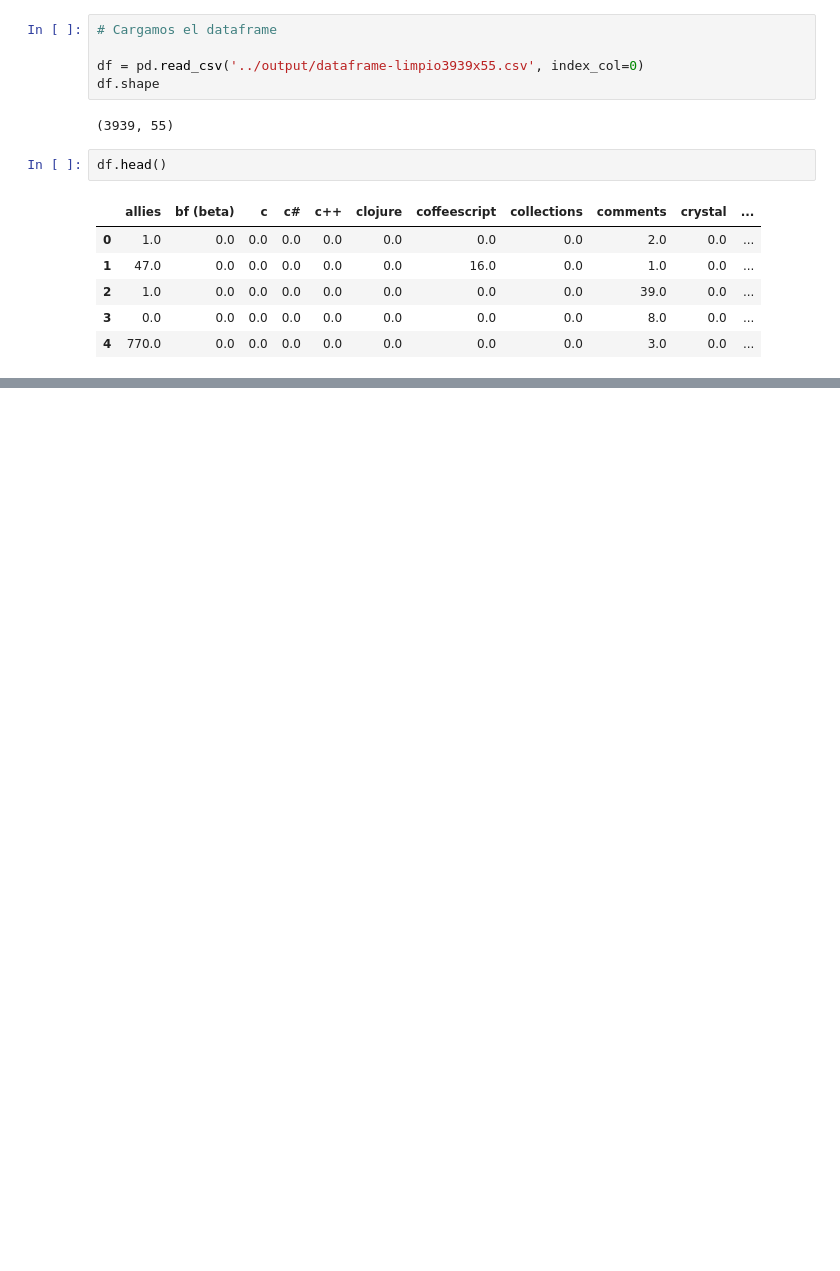
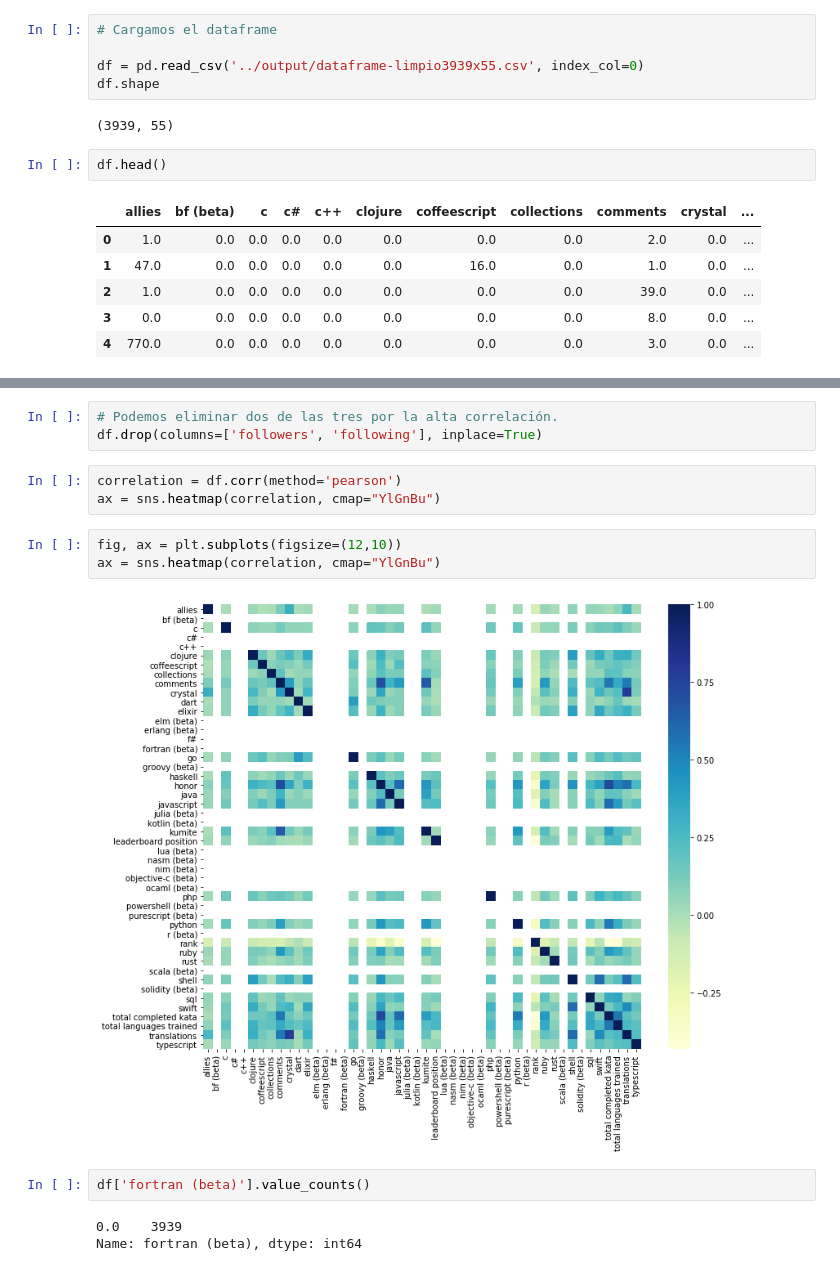
Before and after one commit to albertogcmr/final-project-codewars-ih, a Jupyter notebook: source/Fase-5.ipynb, the cells around one changed output, grey strips where cells are left out. Drawn from its saved outputs; the diff is of its cells as text; blank space fills up the shorter version.

```diff
--- a/source/Fase-5.ipynb
+++ b/source/Fase-5.ipynb
@@ -32,0 +47,16 @@ df.head()
+# %%
+# Podemos eliminar dos de las tres por la alta correlación.
+df.drop(columns=['followers', 'following'], inplace=True)
+# %%
+correlation = df.corr(method='pearson')
+ax = sns.heatmap(correlation, cmap="YlGnBu")
+# %%
+fig, ax = plt.subplots(figsize=(12,10))
+ax = sns.heatmap(correlation, cmap="YlGnBu")
+# %% [output]
+[figure, added]
+# %%
+df['fortran (beta)'].value_counts()
+# %% [output]
+0.0    3939
+Name: fortran (beta), dtype: int64
```
Also changed, not shown: parts of 3 cells of this notebook, 3 other files.
